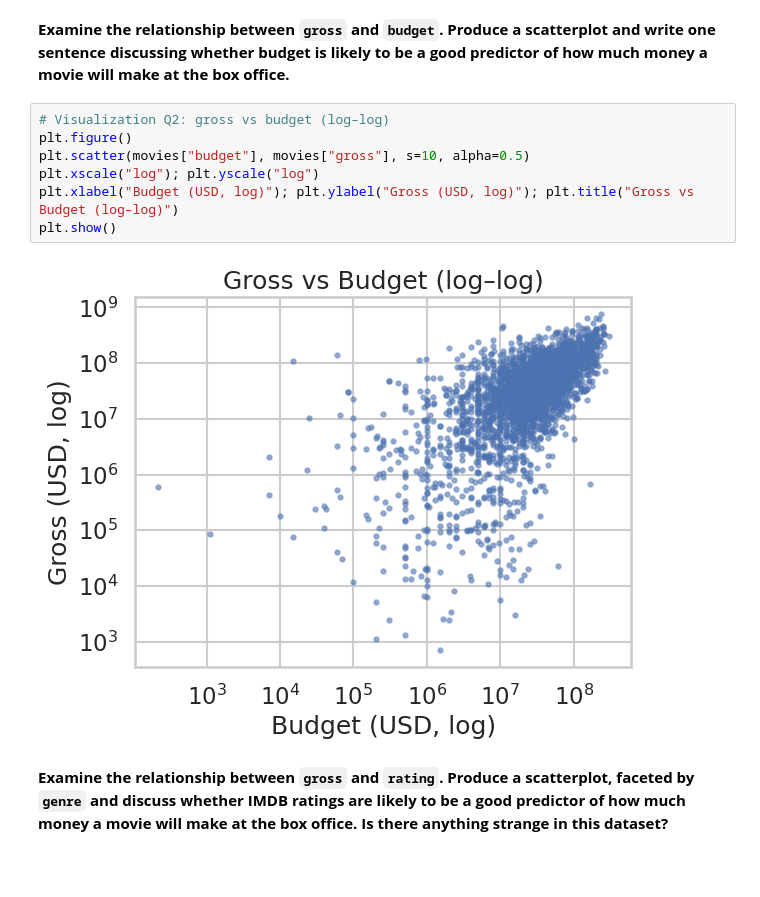
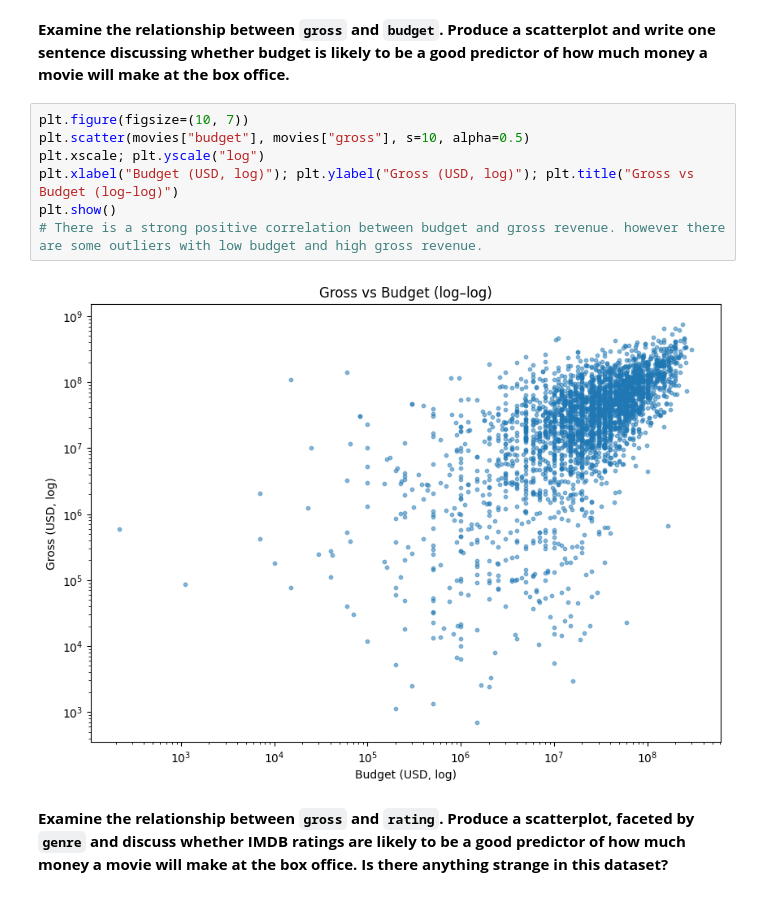
Before and after one commit to Saluka12/Analytics-through-coding-in-class, a Jupyter notebook: Session_2/Homework.ipynb, the cells around one changed output. Saved outputs shown, nothing was run; the diff lists cells and outputs as text; blank space fills up the shorter version.

```diff
--- a/Session_2/Homework.ipynb
+++ b/Session_2/Homework.ipynb
@@ -189,14 +192,14 @@ plt.show()
 # %% [markdown]
 **Examine the relationship between `gross` and `budget`. Produce a scatterplot and write one sentence discussing whether budget is likely to be a good predictor of how much money a movie will make at the box office.**
 # %%
-# Visualization Q2: gross vs budget (log–log)
-plt.figure()
+plt.figure(figsize=(10, 7))
 plt.scatter(movies["budget"], movies["gross"], s=10, alpha=0.5)
-plt.xscale("log"); plt.yscale("log")
+plt.xscale; plt.yscale("log")
 plt.xlabel("Budget (USD, log)"); plt.ylabel("Gross (USD, log)"); plt.title("Gross vs Budget (log–log)")
 plt.show()
+# There is a strong positive correlation between budget and gross revenue. however there are some outliers with low budget and high gross revenue.
 # %% [output]
-[figure, old version]
+[figure, new version]
 # %% [markdown]
 **Examine the relationship between `gross` and `rating`. Produce a scatterplot, faceted by `genre` and discuss whether IMDB ratings are likely to be a good predictor of how much money a movie will make at the box office. Is there anything strange in this dataset?**
 # %%
```
Also changed, not shown: parts of 6 cells of this notebook.
